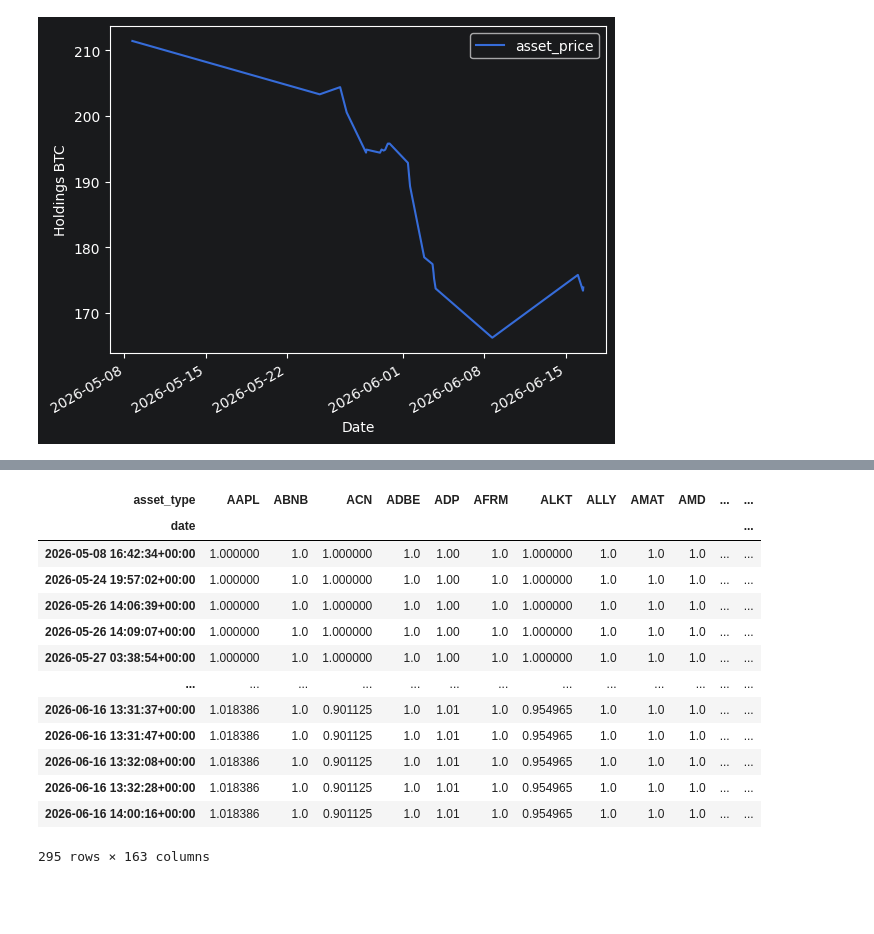
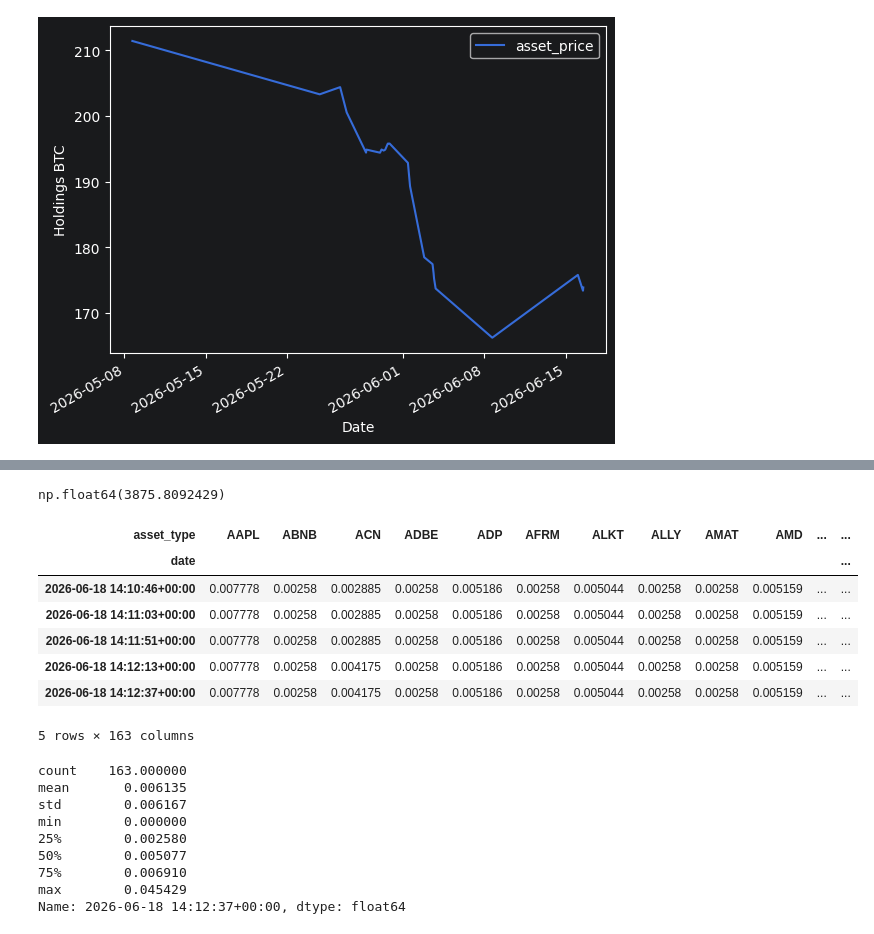
Before and after one commit to matthagy/cashapp_analysis, a Jupyter notebook: scratch0.ipynb, the cells around one changed output, grey strips where cells are left out. Cells and saved outputs as stored; diff of their text form; code cells hidden in the pictures; blank space fills up the shorter version.

```diff
--- a/scratch0.ipynb
+++ b/scratch0.ipynb
@@ -10,7 +10,7 @@ import matplotlib.pyplot as plt
 import pandas as pd
 import seaborn as sns
 # %%
-data_raw = pd.read_csv('data/cash_app_report_1781619340033.csv')
-data_raw.head()
+data_raw = pd.read_csv('data/cash_app_report_1781793914921.csv')
+data_raw.head(25)
 # %% [output]
 |  | Date | Transaction ID | Transaction Type | Currency | Amount | Fee | Net Amount | Asset Type | ... |
@@ -60,7 +91,7 @@ data['asset_price'] = data['Asset Price'].fillna(None).map(parse_amount)
 data['asset_amount'] = data_raw['Asset Amount'].astype(float).fillna(0.0)
 data['fee'] = data['Fee'].fillna(None).map(parse_amount)
 data['asset_type'] = data['Asset Type']
-data['trans_type'] = data['Transaction Type']
+data['trans_type'] = data['Transaction Type'].fillna('Stock Sell')
 data['currency'] = data['Currency']
 data['trans_id'] = data['Transaction ID']
 data['account'] = data['Account']
@@ -72,6 +103,6 @@ for col in ['Net Amount', 'Amount', 'Asset Price', 'Asset Amount', 'Fee', 'Asset
             'Currency', 'Transaction ID', 'Account', 'Status', 'Notes', 'Name of sender/receiver']:
     del data[col]
 
-data
+data.sample(10, random_state=0xCAFE)
 # %% [output]
 |  | date | net_amount | amount | asset_price | asset_amount | fee | asset_type | trans_type | currency | ... |
@@ -359,2 +407,5 @@ GSLC     1
 ZG       1
 Name: amount, Length: 163, dtype: int64
+# %%
+asset_price = data.pivot_table(index='date', columns='asset_type', aggfunc='sum', values='asset_price').bfill(axis=0)
+asset_price.head()
@@ -361,10 +433,17 @@ Name: amount, Length: 163, dtype: int64
 # %%
-asset_price_time = (
+stock_amount_direction = {'Stock Sell': -1, 'Stock Buy': 1}
+asset_holding_time = (
     data
-    .pivot_table(index='date', columns='asset_type', aggfunc='median', values='asset_price')
+    .assign(stock_direction=lambda x: x['trans_type'].map(stock_amount_direction))
+    .assign(asset_amount=lambda x: x['asset_amount'] * x['stock_direction'])
+    .pivot_table(index='date', columns='asset_type', aggfunc='sum', values='asset_amount')
+    .fillna(0)
+    .cumsum(axis=0)
+    .mul(asset_price, axis=1)
     .dropna(how='all')
+    .ffill(axis=0)
 )
-asset_price_time
+asset_holding_time.sample(10, random_state=0xCAFE)
 # %% [output]
 | asset_type | AAPL | ABNB | ACN | ADBE | ADP | AFRM | ALKT | ALLY | AMAT | AMD | ... | ... |
 | date |  |  |  |  |  |  |  |  |  |  |  | ... |
@@ -383,18 +461,28 @@ asset_price_time
+# %%
+asset_holding_time.iloc[-1].sum(axis=0)
+# %% [output]
+np.float64(3875.8092429)
 # %%
-asset_price_rel = asset_price_time.div(asset_price_time.bfill().iloc[0]).ffill().fillna(1)
-asset_price_rel
+asset_price_rel = asset_holding_time.div(asset_holding_time.iloc[-1].sum(axis=0))
+asset_price_rel.tail(5)
 # %% [output]
 | asset_type | AAPL | ABNB | ACN | ADBE | ADP | AFRM | ALKT | ALLY | AMAT | AMD | ... | ... |
 | date |  |  |  |  |  |  |  |  |  |  |  | ... |
-| 2026-05-08 16:42:34+00:00 | 1.000000 | 1.0 | 1.000000 | 1.0 | 1.00 | 1.0 | 1.000000 | 1.0 | 1.0 | 1.0 | ... | ... |
-| 2026-05-24 19:57:02+00:00 | 1.000000 | 1.0 | 1.000000 | 1.0 | 1.00 | 1.0 | 1.000000 | 1.0 | 1.0 | 1.0 | ... | ... |
-| 2026-05-26 14:06:39+00:00 | 1.000000 | 1.0 | 1.000000 | 1.0 | 1.00 | 1.0 | 1.000000 | 1.0 | 1.0 | 1.0 | ... | ... |
-| 2026-05-26 14:09:07+00:00 | 1.000000 | 1.0 | 1.000000 | 1.0 | 1.00 | 1.0 | 1.000000 | 1.0 | 1.0 | 1.0 | ... | ... |
-| 2026-05-27 03:38:54+00:00 | 1.000000 | 1.0 | 1.000000 | 1.0 | 1.00 | 1.0 | 1.000000 | 1.0 | 1.0 | 1.0 | ... | ... |
-| ... | ... | ... | ... | ... | ... | ... | ... | ... | ... | ... | ... | ... |
-| 2026-06-16 13:31:37+00:00 | 1.018386 | 1.0 | 0.901125 | 1.0 | 1.01 | 1.0 | 0.954965 | 1.0 | 1.0 | 1.0 | ... | ... |
-| 2026-06-16 13:31:47+00:00 | 1.018386 | 1.0 | 0.901125 | 1.0 | 1.01 | 1.0 | 0.954965 | 1.0 | 1.0 | 1.0 | ... | ... |
-| 2026-06-16 13:32:08+00:00 | 1.018386 | 1.0 | 0.901125 | 1.0 | 1.01 | 1.0 | 0.954965 | 1.0 | 1.0 | 1.0 | ... | ... |
-| 2026-06-16 13:32:28+00:00 | 1.018386 | 1.0 | 0.901125 | 1.0 | 1.01 | 1.0 | 0.954965 | 1.0 | 1.0 | 1.0 | ... | ... |
-| 2026-06-16 14:00:16+00:00 | 1.018386 | 1.0 | 0.901125 | 1.0 | 1.01 | 1.0 | 0.954965 | 1.0 | 1.0 | 1.0 | ... | ... |
+| 2026-06-18 14:10:46+00:00 | 0.007778 | 0.00258 | 0.002885 | 0.00258 | 0.005186 | 0.00258 | 0.005044 | 0.00258 | 0.00258 | 0.005159 | ... | ... |
+| 2026-06-18 14:11:03+00:00 | 0.007778 | 0.00258 | 0.002885 | 0.00258 | 0.005186 | 0.00258 | 0.005044 | 0.00258 | 0.00258 | 0.005159 | ... | ... |
+| 2026-06-18 14:11:51+00:00 | 0.007778 | 0.00258 | 0.002885 | 0.00258 | 0.005186 | 0.00258 | 0.005044 | 0.00258 | 0.00258 | 0.005159 | ... | ... |
+| 2026-06-18 14:12:13+00:00 | 0.007778 | 0.00258 | 0.004175 | 0.00258 | 0.005186 | 0.00258 | 0.005044 | 0.00258 | 0.00258 | 0.005159 | ... | ... |
+| 2026-06-18 14:12:37+00:00 | 0.007778 | 0.00258 | 0.004175 | 0.00258 | 0.005186 | 0.00258 | 0.005044 | 0.00258 | 0.00258 | 0.005159 | ... | ... |
-295 rows × 163 columns
+5 rows × 163 columns
+# %%
+asset_price_rel.iloc[-1].describe()
+# %% [output]
+count    163.000000
+mean       0.006135
+std        0.006167
+min        0.000000
+25%        0.002580
+50%        0.005077
+75%        0.006910
+max        0.045429
+Name: 2026-06-18 14:12:37+00:00, dtype: float64
```
Also changed, not shown: parts of 35 cells of this notebook, 2 other files.
